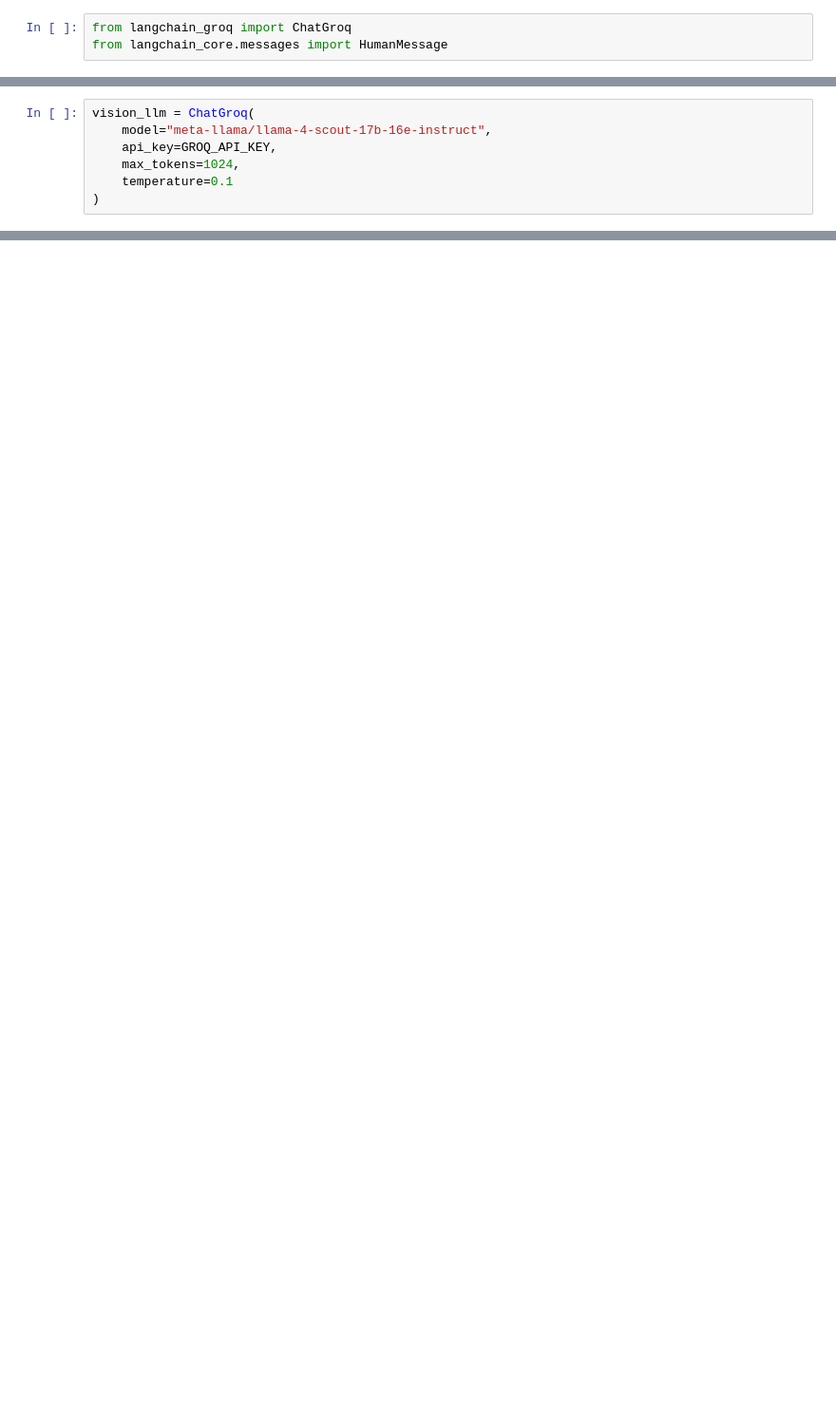
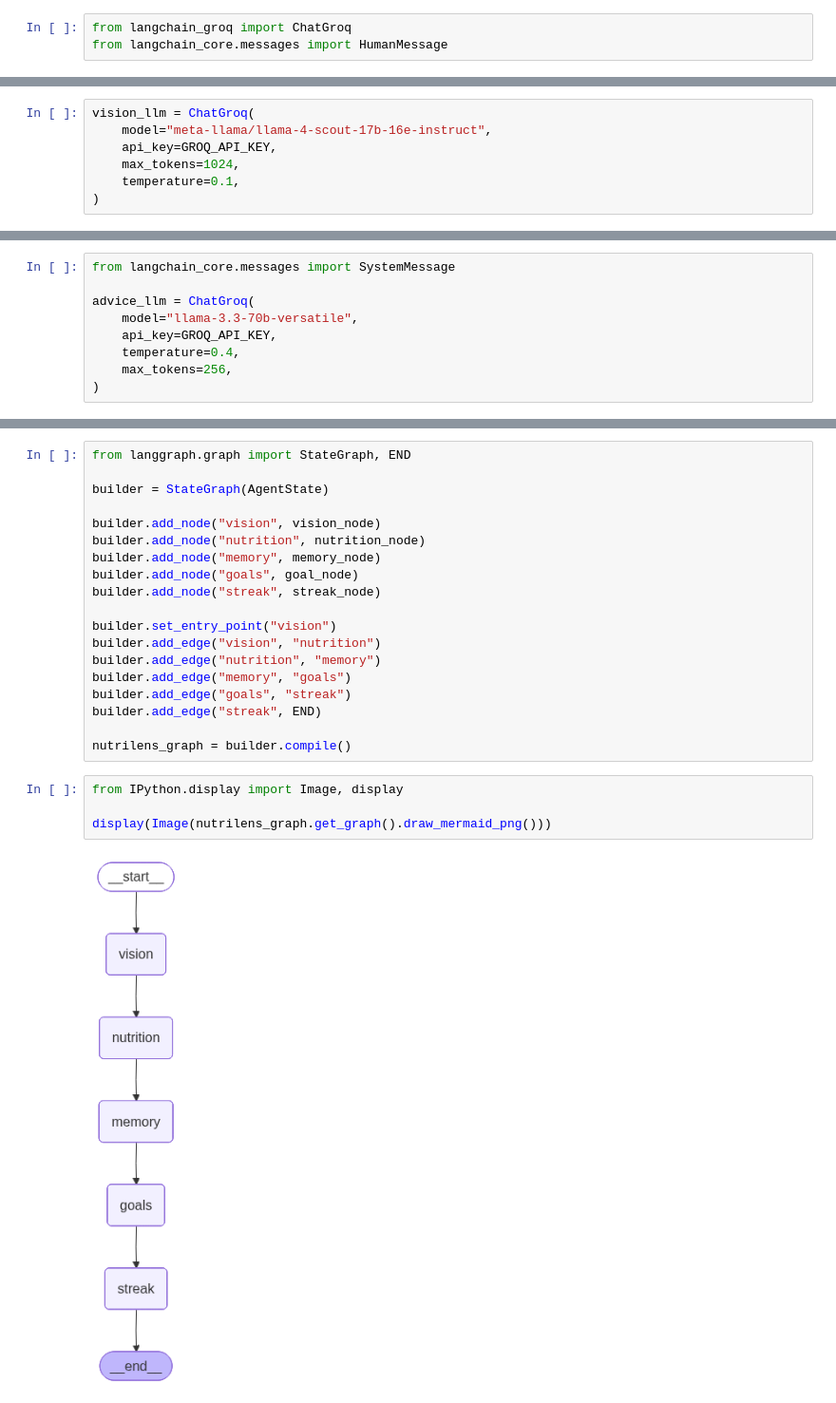
Before and after one commit to PrashantAghara/neutrilen, a Jupyter notebook: notebooks/agent_test.ipynb, the cells around one changed output, grey strips where cells are left out. Shown at 95% size. Cells and saved outputs as stored; diff of their text form; blank space fills up the shorter version.

Commit message:
Created test workflow for Nutrilens

```diff
--- a/notebooks/agent_test.ipynb
+++ b/notebooks/agent_test.ipynb
@@ -141,7 +145,7 @@ vision_llm = ChatGroq(
     model="meta-llama/llama-4-scout-17b-16e-instruct",
     api_key=GROQ_API_KEY,
     max_tokens=1024,
-    temperature=0.1
+    temperature=0.1,
 )
 # %%
 def vision_node(state: AgentState):
@@ -250,0 +372,9 @@ Raw Groq response:
+# %%
+from langchain_core.messages import SystemMessage
+
+advice_llm = ChatGroq(
+    model="llama-3.3-70b-versatile",
+    api_key=GROQ_API_KEY,
+    temperature=0.4,
+    max_tokens=256,
+)
@@ -250,0 +455,25 @@ Raw Groq response:
+# %%
+from langgraph.graph import StateGraph, END
+
+builder = StateGraph(AgentState)
+
+builder.add_node("vision", vision_node)
+builder.add_node("nutrition", nutrition_node)
+builder.add_node("memory", memory_node)
+builder.add_node("goals", goal_node)
+builder.add_node("streak", streak_node)
+
+builder.set_entry_point("vision")
+builder.add_edge("vision", "nutrition")
+builder.add_edge("nutrition", "memory")
+builder.add_edge("memory", "goals")
+builder.add_edge("goals", "streak")
+builder.add_edge("streak", END)
+
+nutrilens_graph = builder.compile()
+# %%
+from IPython.display import Image, display
+
+display(Image(nutrilens_graph.get_graph().draw_mermaid_png()))
+# %% [output]
+[figure, added]
```
Also changed, not shown: parts of 23 cells of this notebook.
